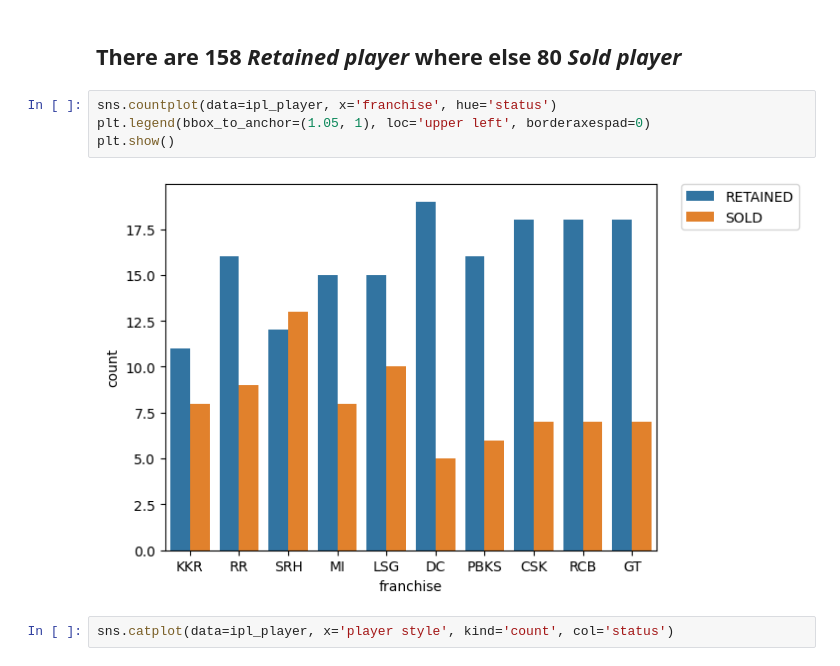
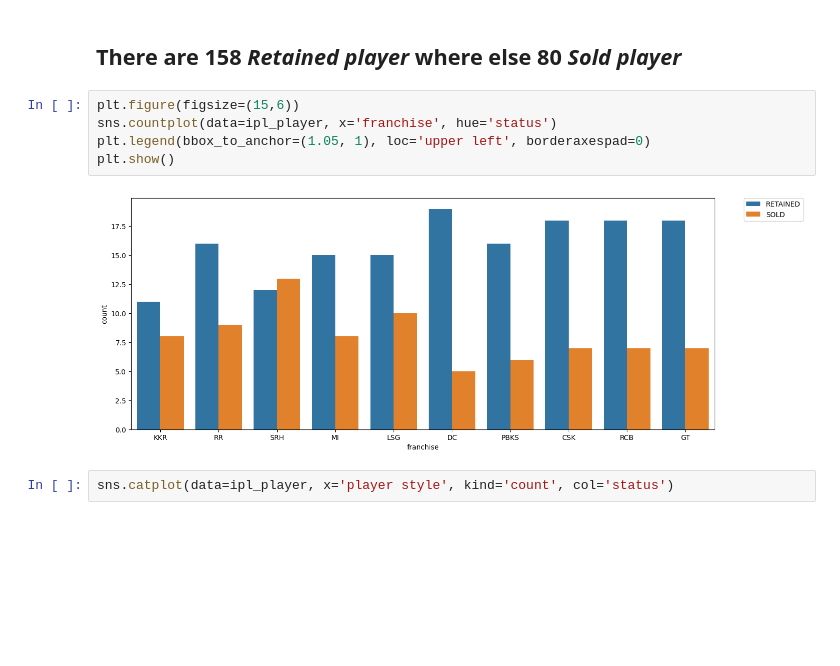
Before and after one commit to Uzair-A-Jokhio/Data_Projects, a Jupyter notebook: ipl-2023-auction-eda.ipynb, the cells around one changed output. Saved outputs shown, nothing was run; the diff lists cells and outputs as text; blank space fills up the shorter version.

```diff
--- a/ipl-2023-auction-eda.ipynb
+++ b/ipl-2023-auction-eda.ipynb
@@ -88,11 +90,12 @@ Name: count, dtype: int64
 # %% [markdown]
 ## There are **158** *Retained player* where else **80** *Sold player*
 # %%
+plt.figure(figsize=(15,6))
 sns.countplot(data=ipl_player, x='franchise', hue='status')
 plt.legend(bbox_to_anchor=(1.05, 1), loc='upper left', borderaxespad=0)
 plt.show()
 # %% [output]
-[figure, old version]
+[figure, new version]
 # %%
 sns.catplot(data=ipl_player, x='player style', kind='count', col='status')
 # %% [output]
```
Also changed, not shown: parts of 18 cells of this notebook.
